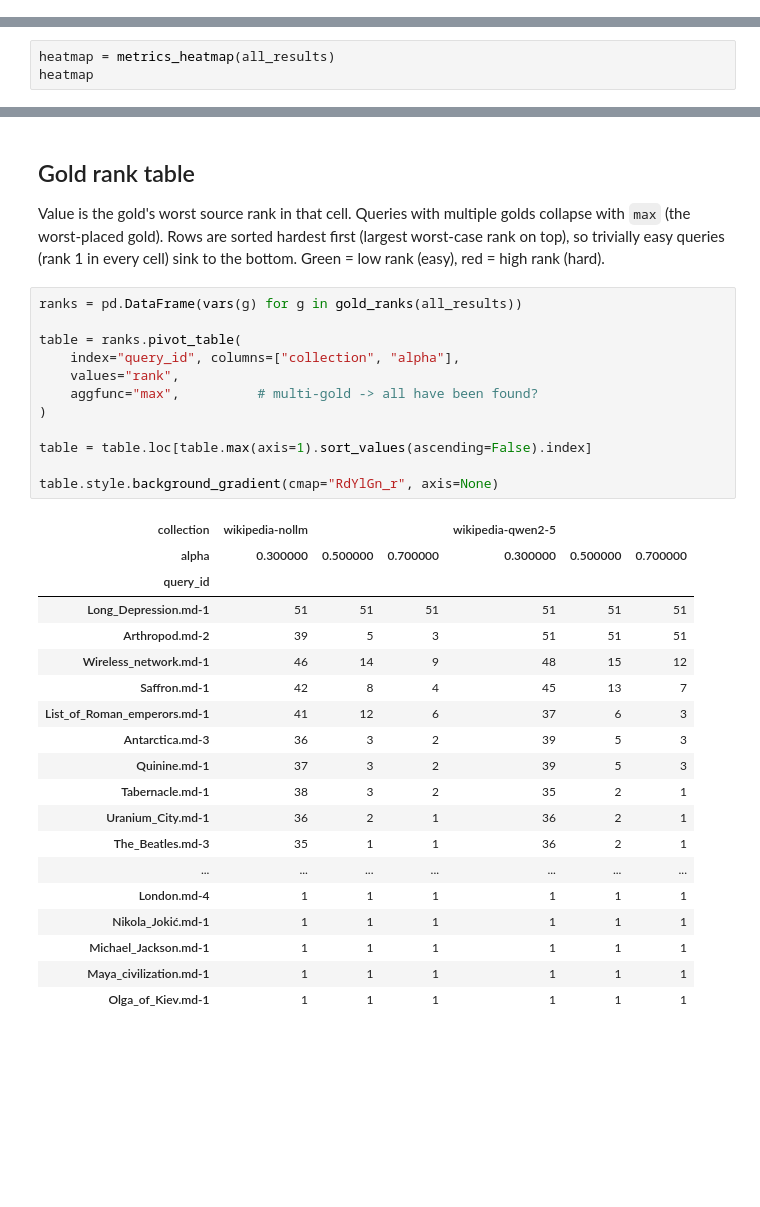
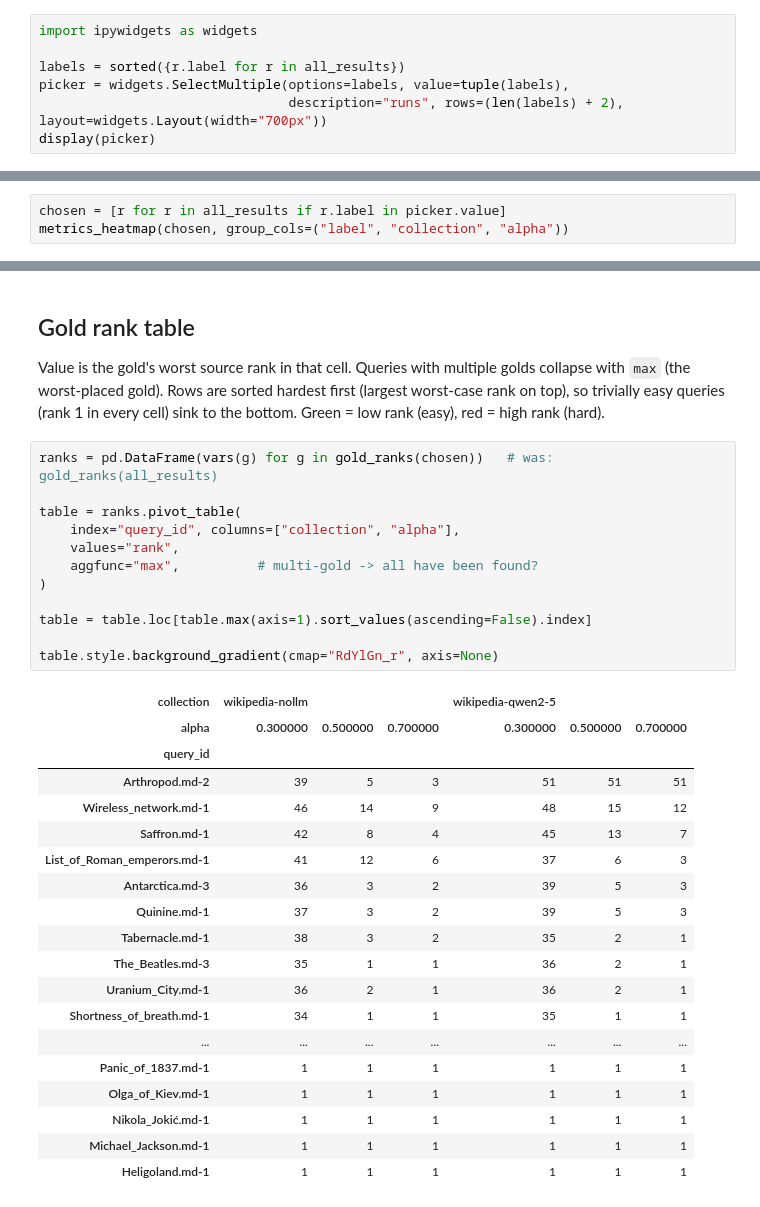
Before and after one commit to michele-orsini-71/minerva2, a Jupyter notebook: eval/notebooks/dataset_analysis.ipynb, the cells around one changed output, grey strips where cells are left out. Cells and saved outputs as stored; diff of their text form; blank space fills up the shorter version.

```diff
--- a/eval/notebooks/dataset_analysis.ipynb
+++ b/eval/notebooks/dataset_analysis.ipynb
@@ -17,0 +18,7 @@ print(f"{len(all_results)} rows from {len(collections)} collections: {collection
+# %%
+import ipywidgets as widgets
+
+labels = sorted({r.label for r in all_results})
+picker = widgets.SelectMultiple(options=labels, value=tuple(labels),
+                                description="runs", rows=(len(labels) + 2), layout=widgets.Layout(width="700px"))
+display(picker)
@@ -32,6 +41,6 @@ run_summary
 Mean over queries, grouped by `(collection, hybrid_alpha)`. Reproduces the
 headline table from the sweep-findings spec; styled as a heatmap.
 # %%
-heatmap = metrics_heatmap(all_results)
-heatmap
+chosen = [r for r in all_results if r.label in picker.value]
+metrics_heatmap(chosen, group_cols=("label", "collection", "alpha"))
 # %% [output]
@@ -149,22 +139,21 @@ collapse with `max` (the worst-placed gold). Rows are sorted hardest
 first (largest worst-case rank on top), so trivially easy queries (rank 1 in
 every cell) sink to the bottom. Green = low rank (easy), red = high rank (hard).
 # %%
-ranks = pd.DataFrame(vars(g) for g in gold_ranks(all_results))
+ranks = pd.DataFrame(vars(g) for g in gold_ranks(chosen))   # was: gold_ranks(all_results)
 
 table = ranks.pivot_table(
     index="query_id", columns=["collection", "alpha"],
     values="rank",
     aggfunc="max",          # multi-gold -> all have been found?
 )
 
 table = table.loc[table.max(axis=1).sort_values(ascending=False).index]
 
 table.style.background_gradient(cmap="RdYlGn_r", axis=None)
 # %% [output]
 | collection | wikipedia-nollm |  |  | wikipedia-qwen2-5 |  |  |
 | alpha | 0.300000 | 0.500000 | 0.700000 | 0.300000 | 0.500000 | 0.700000 |
 | query_id |  |  |  |  |  |  |
-| Long_Depression.md-1 | 51 | 51 | 51 | 51 | 51 | 51 |
 | Arthropod.md-2 | 39 | 5 | 3 | 51 | 51 | 51 |
 | Wireless_network.md-1 | 46 | 14 | 9 | 48 | 15 | 12 |
 | Saffron.md-1 | 42 | 8 | 4 | 45 | 13 | 7 |
@@ -172,11 +161,12 @@ table.style.background_gradient(cmap="RdYlGn_r", axis=None)
 | Antarctica.md-3 | 36 | 3 | 2 | 39 | 5 | 3 |
 | Quinine.md-1 | 37 | 3 | 2 | 39 | 5 | 3 |
 | Tabernacle.md-1 | 38 | 3 | 2 | 35 | 2 | 1 |
+| The_Beatles.md-3 | 35 | 1 | 1 | 36 | 2 | 1 |
 | Uranium_City.md-1 | 36 | 2 | 1 | 36 | 2 | 1 |
-| The_Beatles.md-3 | 35 | 1 | 1 | 36 | 2 | 1 |
+| Shortness_of_breath.md-1 | 34 | 1 | 1 | 35 | 1 | 1 |
 | ... | ... | ... | ... | ... | ... | ... |
-| London.md-4 | 1 | 1 | 1 | 1 | 1 | 1 |
+| Panic_of_1837.md-1 | 1 | 1 | 1 | 1 | 1 | 1 |
+| Olga_of_Kiev.md-1 | 1 | 1 | 1 | 1 | 1 | 1 |
 | Nikola_Jokić.md-1 | 1 | 1 | 1 | 1 | 1 | 1 |
 | Michael_Jackson.md-1 | 1 | 1 | 1 | 1 | 1 | 1 |
-| Maya_civilization.md-1 | 1 | 1 | 1 | 1 | 1 | 1 |
-| Olga_of_Kiev.md-1 | 1 | 1 | 1 | 1 | 1 | 1 |
+| Heligoland.md-1 | 1 | 1 | 1 | 1 | 1 | 1 |
```
Also changed, not shown: parts of 6 cells of this notebook, 1 other file.
